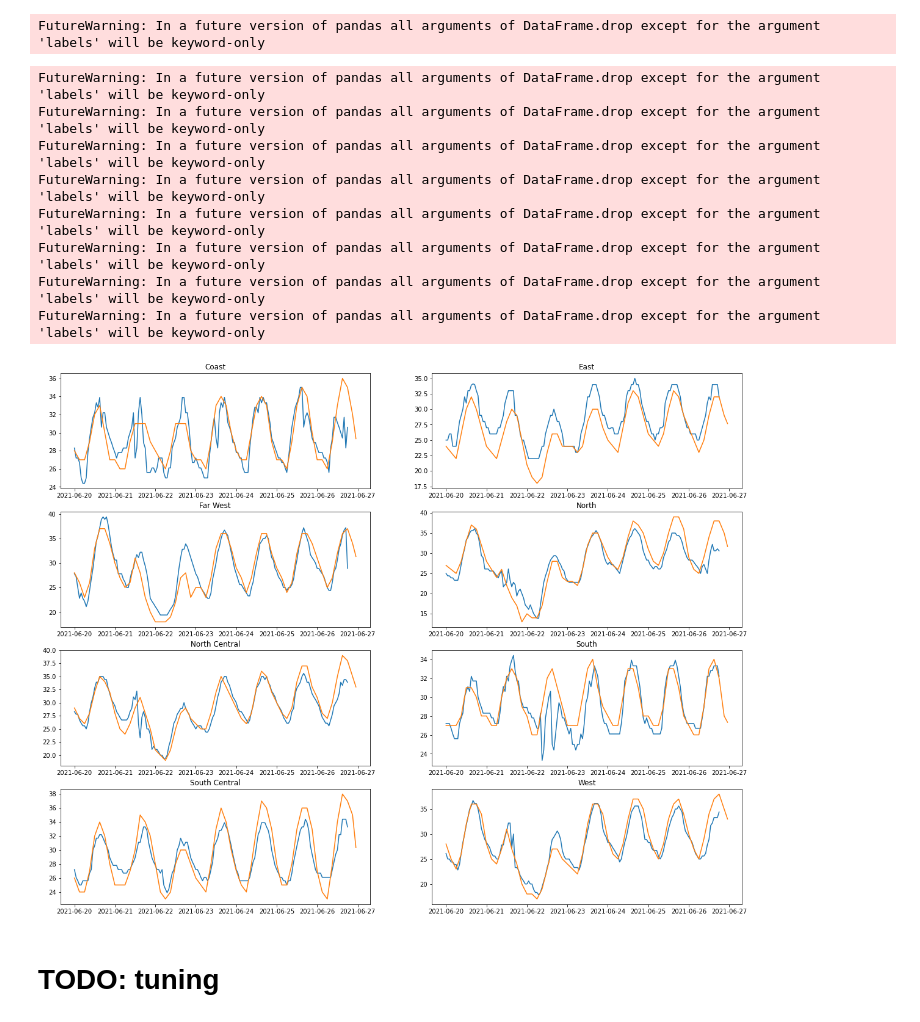
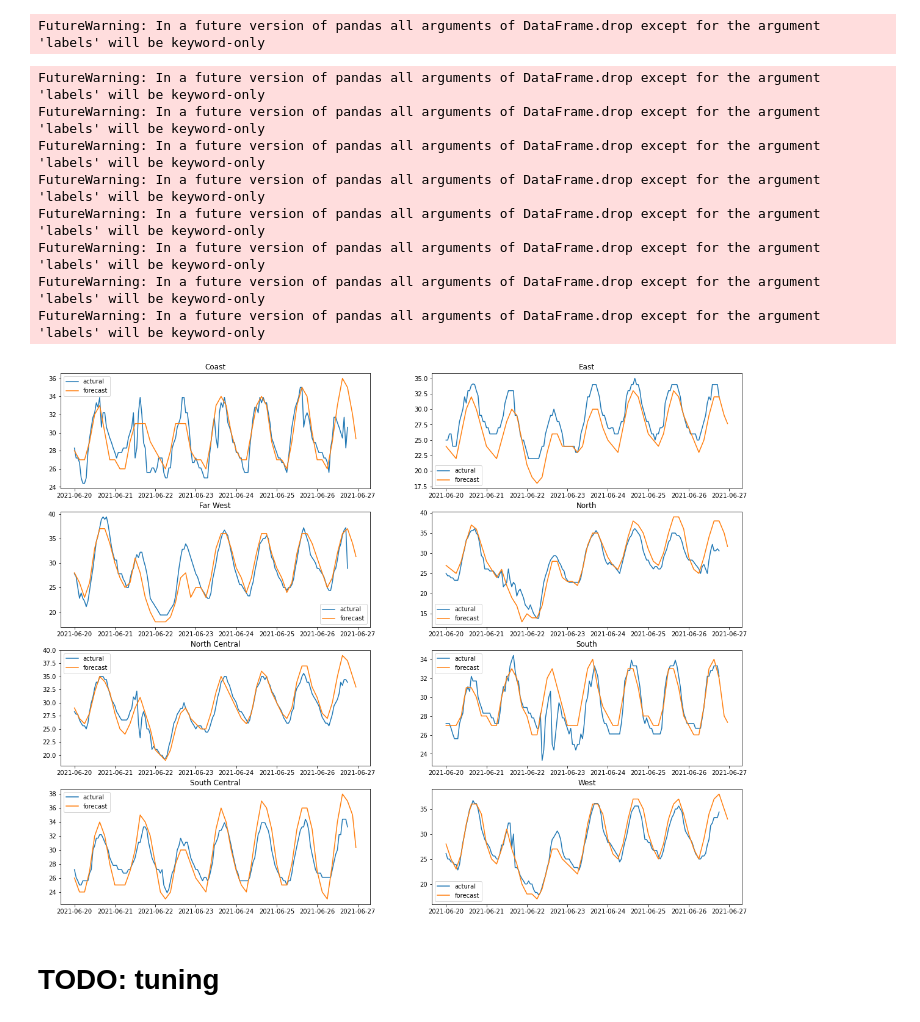
Before and after one commit to yongmayer/ML_Portofolio, a Jupyter notebook: LoadPrediction/model_building.ipynb, the cells around one changed output. Cells and saved outputs as stored; diff of their text form; code cells hidden in the pictures.

Commit message:
Add legends to weather plots

```diff
--- a/LoadPrediction/model_building.ipynb
+++ b/LoadPrediction/model_building.ipynb
@@ -272,23 +272,25 @@ def get_weather_from_meteostat(staion, city, start, end):
 # %%
 fig, axs = plt.subplots(4,2,figsize=(20,16))
 i = 0
 for region, city in regions.items():
     weather = get_weather_from_meteostat(stations.get(city), city, start, end)
     forecast = get_weather_city(weather_forecast_df, city)
     forecast = forecast[pd.Timestamp(forecast_start):pd.Timestamp(forecast_end)]
-    axs[(int)(i/2),(i%2)].plot(weather)
-    axs[(int)(i/2),(i%2)].plot(forecast)
+    axs[(int)(i/2),(i%2)].plot(weather, label='actural')
+    axs[(int)(i/2),(i%2)].plot(forecast, label='forecast')
     axs[(int)(i/2),(i%2)].set_title(region)
+    #axs[(int)(i/2),(i%2)].legend(loc='upper left')
+    axs[(int)(i/2),(i%2)].legend()
     i = i + 1
 # %% [output]
 FutureWarning: In a future version of pandas all arguments of DataFrame.drop except for the argument 'labels' will be keyword-only
 FutureWarning: In a future version of pandas all arguments of DataFrame.drop except for the argument 'labels' will be keyword-only
 FutureWarning: In a future version of pandas all arguments of DataFrame.drop except for the argument 'labels' will be keyword-only
 FutureWarning: In a future version of pandas all arguments of DataFrame.drop except for the argument 'labels' will be keyword-only
 FutureWarning: In a future version of pandas all arguments of DataFrame.drop except for the argument 'labels' will be keyword-only
 FutureWarning: In a future version of pandas all arguments of DataFrame.drop except for the argument 'labels' will be keyword-only
 FutureWarning: In a future version of pandas all arguments of DataFrame.drop except for the argument 'labels' will be keyword-only
 FutureWarning: In a future version of pandas all arguments of DataFrame.drop except for the argument 'labels' will be keyword-only
-[figure, old version]
+[figure, new version]
 # %% [markdown]
 # TODO: tuning
```
Also changed, not shown: parts of 1 cell of this notebook.
